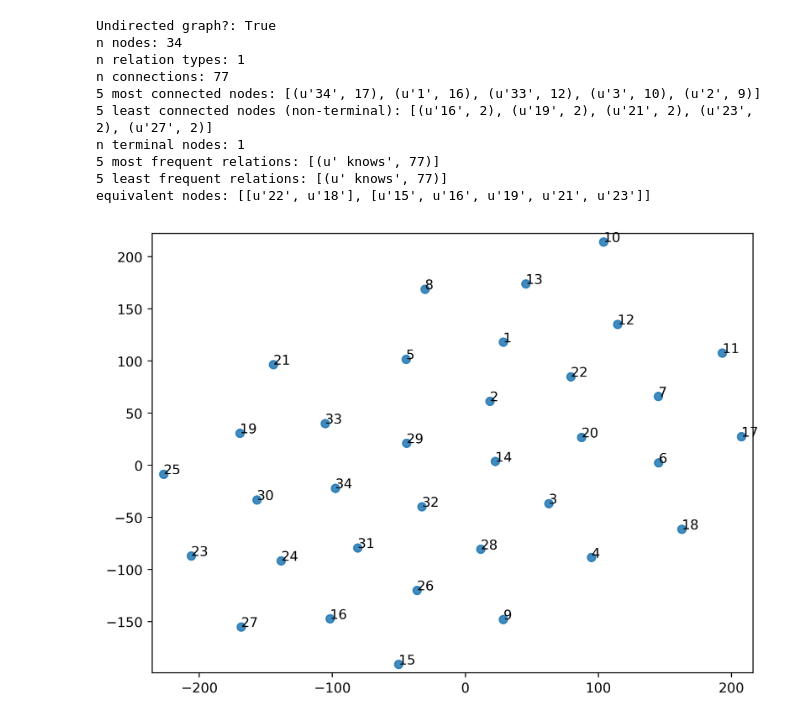
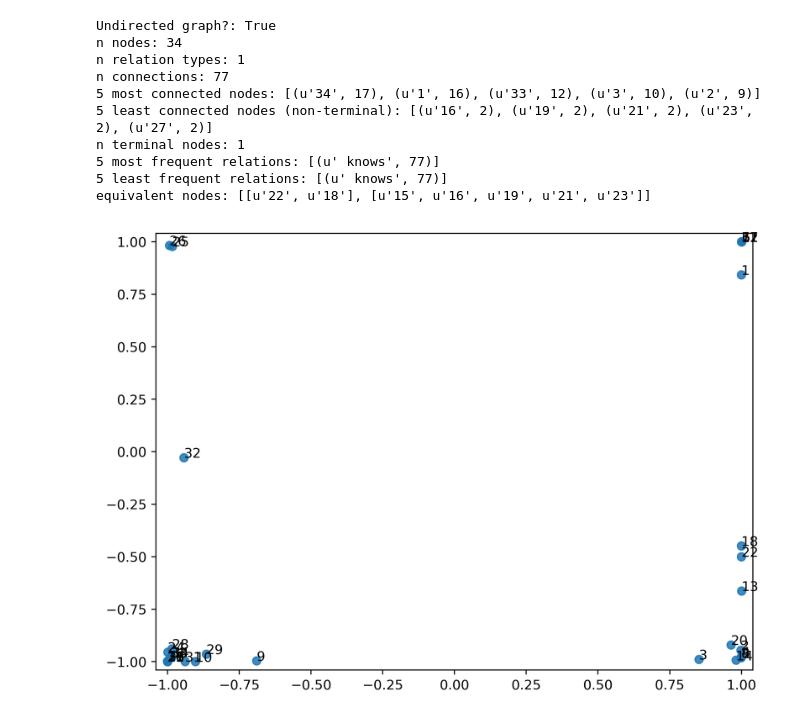
Before and after one commit to bhaney/graph_embeddings, a Jupyter notebook: gembed/operator-facts.ipynb, the cells around one changed output. Cells and saved outputs as stored; diff of their text form; code cells hidden in the pictures.

```diff
--- a/gembed/operator-facts.ipynb
+++ b/gembed/operator-facts.ipynb
@@ -33,10 +33,13 @@ tnse_pts = plotting.tsneND(embedding_vectors, 2)
 umap_pts = plotting.umap2D(embedding_vectors)
 # %%
 
-plotting.scatterplot2D(tnse_pts[:,0],tnse_pts[:,1],embedding_nodes)
+#plotting.scatterplot2D(tnse_pts[:,0],tnse_pts[:,1],embedding_nodes)
 #plotting.scatterplot2D(umap_pts[:,0],umap_pts[:,1],embedding_nodes)
+
+pts = np.array(embedding_vectors)
+plotting.scatterplot2D(pts[:,0],pts[:,1],embedding_nodes)
 # %% [output]
-[figure, old version]
+[figure, new version]
 # %%
 import unicodecsv as csv
 
```
Also changed, not shown: parts of 3 cells of this notebook, 1 other file.
